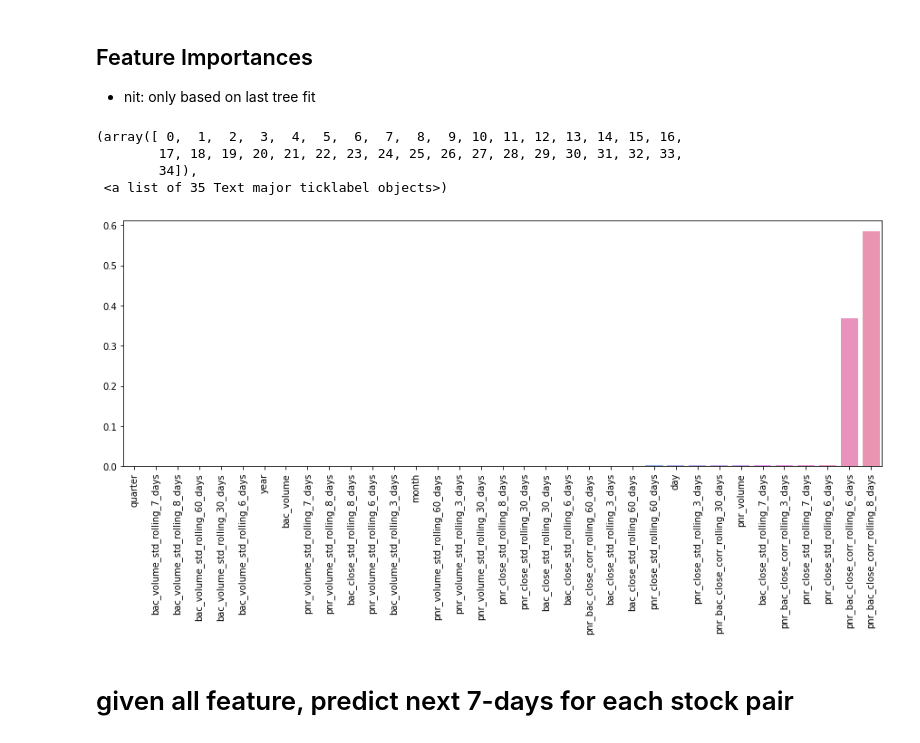
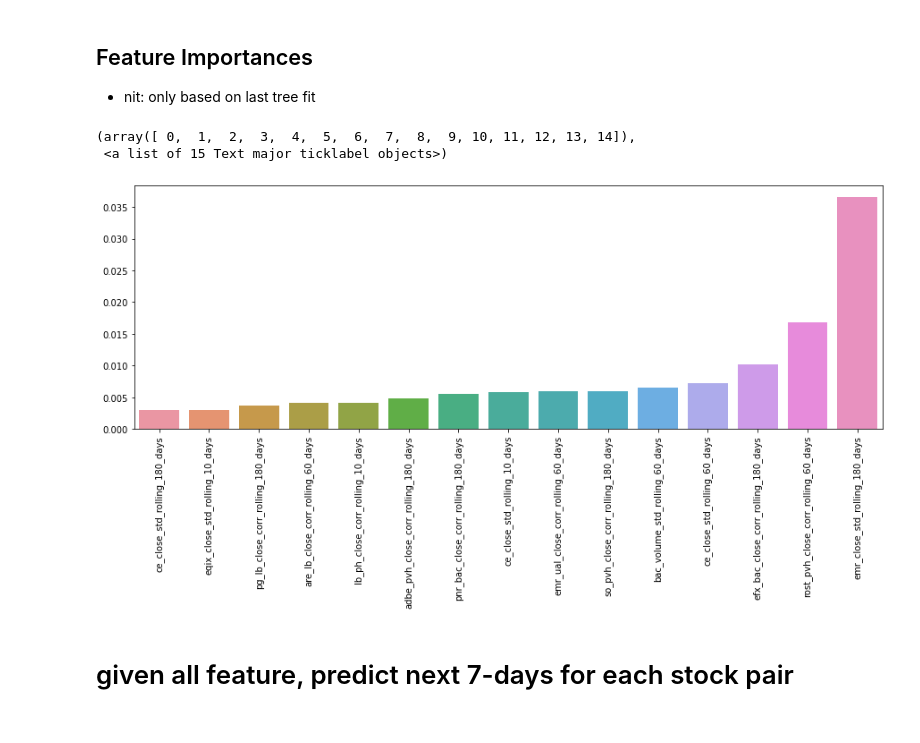
Before and after one commit to jonhilgart22/daily_trading, a Jupyter notebook: notebooks/train_model.ipynb, the cells around one changed output. Drawn from its saved outputs; the diff is of its cells as text; code cells hidden in the pictures.

```diff
--- a/notebooks/train_model.ipynb
+++ b/notebooks/train_model.ipynb
@@ -466,5 +454,5 @@ memory usage: 35.2 MB
 # %%
-def evaluate_predictios_on_rolling_historical_data(final_stock_df, rolling_window = 7, starting_date_index= 3500,
+def evaluate_predictios_on_rolling_historical_data(final_stock_df, rolling_window = 7, starting_date_index= 3550,
                                                    y_col='pnr_bac_close_corr_rolling_7_days'):
     """
     Backtesting
@@ -477,7 +465,7 @@ def evaluate_predictios_on_rolling_historical_data(final_stock_df, rolling_windo
     rmse_corr_7_days = []
     prediction_date = []
 
-    print_idx = 100
+    print_idx = 5
      # otherwise, takes too long
     start = time.time()
 
@@ -515,14 +503,40 @@ def evaluate_predictios_on_rolling_historical_data(final_stock_df, rolling_windo
         train_df = final_stock_df[final_stock_df.index.isin(list(train_dates))]
         test_df = final_stock_df[final_stock_df.index == test_date]
 
+        # put data in the past for prediction X
+        test_X_df = final_stock_df.shift(-7).fillna(method='ffill')
+        test_X_df= test_X_df[test_X_df.index == test_date]
+
+
         # TODO - search for the rolling 7-days column, don't hardcode
-        X_train, y_train = train_df.loc[:, train_df.columns != f"{y_col}"],  train_df.pnr_bac_close_corr_rolling_7_days
-        X_test, y_test = test_df.loc[:, test_df.columns != f"{y_col}"],  test_df.pnr_bac_close_corr_rolling_7_days
+        X_train, y_train = train_df.loc[:, train_df.columns != f"{y_col}"],  train_df.pnr_bac_close_corr_rolling_7_days.shift(-7).fillna(method='ffill')
+        X_test, y_test = test_X_df.loc[:, test_X_df.columns != f"{y_col}"],  test_df.pnr_bac_close_corr_rolling_7_days
+
+        # inf
+        X_train = np.nan_to_num(X_train.astype(np.float32)) # converting to float 32 throws some infinity errors
+        X_test = np.nan_to_num(X_test.astype(np.float32)) # converting to float 32 throws some infinity errors
+
+
+        # standard scaler for cols
+        scaler=StandardScaler()
+        scaler.fit(X_train)
+        X_train = scaler.transform(X_train)
+        X_test = scaler.transform(X_test)
+
+
+        # Make an instance of the Model
+        # only train on train_x
+
+        pca = PCA(n_components=5, whiten=True)
+        pca.fit(X_train)
+
+        X_train = pca.transform(X_train)
+        X_test = pca.transform(X_test)
+#         # standaard scaler
 
     #     gb = GradientBoostingRegressor()
         rf = RandomForestRegressor(n_jobs=-1)
 
-        X_train = np.nan_to_num(X_train.astype(np.float32)) # converting to float 32 throws some infinity errors
         rf.fit(X_train, y_train)
 
         prediction = rf.predict(X_test)
@@ -541,6 +555,7 @@ def evaluate_predictios_on_rolling_historical_data(final_stock_df, rolling_windo
 
     print(f"Predictions took {(end-start)/60} minutes")
 
-    prediction_df = pd.DataFrame( {'actual_corr_7_days':actual, 'predicted_corr_7_days': predicted_corr_7_days, 'prediction_date':prediction_date})
+    prediction_df = pd.DataFrame( {'actual_corr_7_days':actual, 'predicted_corr_7_days': predicted_corr_7_days,
+                                   'prediction_date':prediction_date, 'rmse_corr_7_days':rmse_corr_7_days})
 
-    return prediction_df
+    return prediction_df, rf
@@ -569,0 +562,2 @@ np.mean(rmse_corr_7_days) # rolling 6 day corr added
+# %%
+hist_predictions_df, rf = evaluate_predictios_on_rolling_historical_data(final_stock_df)
@@ -605,16 +683,14 @@ DatetimeIndex(['2019-11-20', '2019-11-21', '2019-11-22', '2019-11-25',
 # %%
 cols = list(final_stock_df.columns)
 cols.remove('pnr_bac_close_corr_rolling_7_days')
 
 plt.figure(figsize=(15,5))
-sns.barplot(x=np.array(cols)[np.argsort(rf.feature_importances_)], y=rf.feature_importances_[np.argsort(rf.feature_importances_)])
+sns.barplot(x=np.array(cols)[np.argsort(rf.feature_importances_)][-15:], y=rf.feature_importances_[np.argsort(rf.feature_importances_)][-15:])
 plt.xticks(rotation=90)
 # %% [output]
-(array([ 0,  1,  2,  3,  4,  5,  6,  7,  8,  9, 10, 11, 12, 13, 14, 15, 16,
-        17, 18, 19, 20, 21, 22, 23, 24, 25, 26, 27, 28, 29, 30, 31, 32, 33,
-        34]),
- <a list of 35 Text major ticklabel objects>)
+(array([ 0,  1,  2,  3,  4,  5,  6,  7,  8,  9, 10, 11, 12, 13, 14]),
+ <a list of 15 Text major ticklabel objects>)
-[figure, old version]
+[figure, new version]
 # %% [markdown]
 # given all feature, predict next 7-days for each stock pair
 # %%
```
Also changed, not shown: parts of 18 cells of this notebook, 1 other file.
